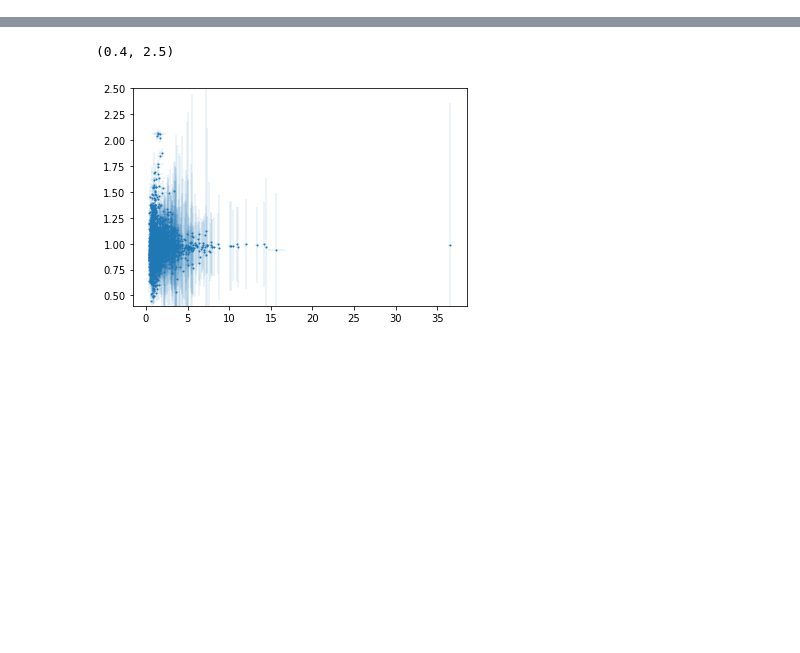
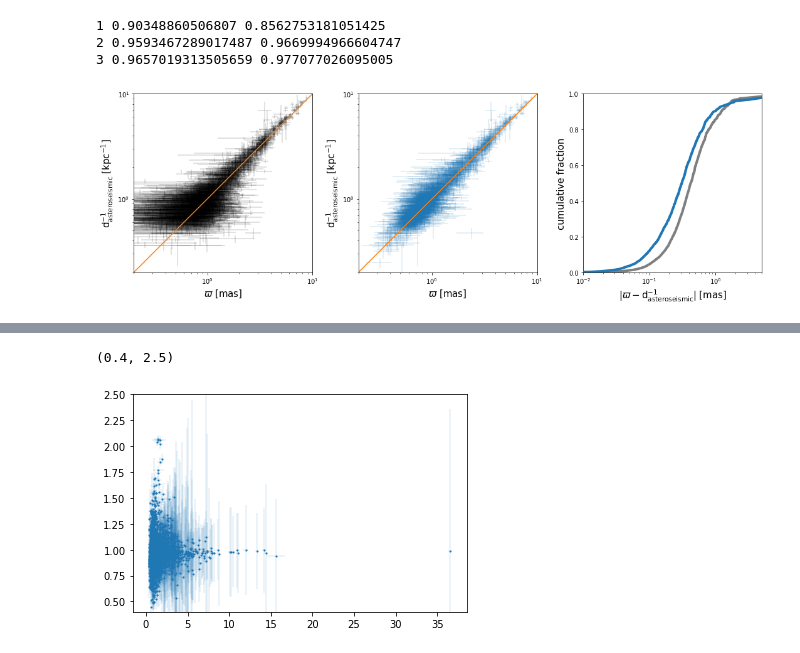
Before and after one commit to andersdot/photoParallax, a Jupyter notebook: asteroseismic.ipynb, the cells around one changed output, grey strips where cells are left out. Cells and saved outputs as stored; diff of their text form; code cells hidden in the pictures; blank space fills up the shorter version.

```diff
--- a/asteroseismic.ipynb
+++ b/asteroseismic.ipynb
@@ -115,0 +60,55 @@ blah3['d-dir'], blah3['d-dir-cor'], blah3['d-grid'], blah3['d-grid-cor'], blah3[
+# %%
+#plt.scatter(blah3['parallax_expectation_value'], 1e3/blah3['d-dir-cor'], s=1)
+fig, ax = plt.subplots(1, 3, figsize=(15, 5))
+
+ax[0].errorbar(blah4['parallax'], 1e3/blah4['d-dir-cor'], alpha=0.15, xerr=[blah4['parallax_error'], blah4['parallax_error']], yerr=[blah4['E_d-dir-cor']/blah4['d-dir-cor']**2*1e3, blah4['e_d-dir-cor']/blah4['d-dir-cor']**2*1e3], fmt='o', markersize=0, c='black', label='TGAS')
+ax[0].set_xscale('log')
+ax[0].set_yscale('log')
+ax[0].set_xlim(0.2, 10)
+ax[0].set_ylim(0.2, 10)
+ax[0].plot([0.0001, 1000], [0.0001, 1000], color='C1')
+ax[0].set_xlabel(r'$\varpi$ [mas]', fontsize=15)
+ax[0].set_ylabel(r'$\mathrm{d}_\mathrm{asteroseismic}^{-1} \; [\mathrm{kpc}^{-1}]$', fontsize=15)
+
+ax[1].errorbar(blah3['parallax_expectation_value'], 1e3/blah3['d-dir-cor'], alpha=0.15, xerr=[np.sqrt(blah3['parallax_variance']), np.sqrt(blah3['parallax_variance'])], yerr=[blah3['E_d-dir-cor']/blah3['d-dir-cor']**2*1e3, blah3['e_d-dir-cor']/blah3['d-dir-cor']**2*1e3], fmt='o', markersize=0, label='photoparallax')
+ax[1].set_xscale('log')
+ax[1].set_yscale('log')
+ax[1].set_xlim(0.2, 10)
+ax[1].set_ylim(0.2, 10)
+ax[1].plot([0.0001, 1000], [0.0001, 1000], color='C1')
+ax[1].set_xlabel(r'$\varpi$ [mas]', fontsize=15)
+ax[1].set_ylabel(r'$\mathrm{d}_\mathrm{asteroseismic}^{-1} \; [\mathrm{kpc}^{-1}]$', fontsize=15)
+
+
+#ax[1].scatter(blah3['parallax_expectation_value'], blah3['parallax_expectation_value']/(1e3/blah3['d-dir-cor']), s=1)
+#ax[1].set_ylim(0.4, 2.25)
+#ax[1].set_xlim(0.2, 10)
+#ax[1].set_xscale('log')
+#ax[1].axhline(1, c='C1')
+#ax[1].set_xlabel(r'$\varpi$ [mas]', fontsize=15)
+#ax[1].set_ylabel(r'$\varpi \; \times \; d_\mathrm{asteroseismic}$', fontsize=15)
+
+ax[2].plot(sig_dif_tgas[np.argsort(sig_dif_tgas)], blah_tgas/np.max(blah_tgas), zorder=1, linewidth=4, color='black', alpha=0.5, label='TGAS')
+ax[2].plot(sig_dif_phot[np.argsort(sig_dif_phot)], blah_phot/np.max(blah_phot), zorder=3, linewidth=4, label='photoparallax')
+ax[2].set_xlabel(r'$|\varpi - \mathrm{d}_\mathrm{asteroseismic}^{-1}| \; [\mathrm{mas}]$', fontsize=15)
+ax[2].set_ylabel('cumulative fraction', fontsize=15)
+
+minx = 0.01
+
+for xx in [1, 2, 3]:
+#    ax[2].plot([xx, xx], [minx, ff_phot(xx)], c='C1', zorder=0, linewidth=2, linestyle='--')
+#    ax[2].plot([minx, xx],[ff_phot(xx), ff_phot(xx)], c='C1', zorder=1, linewidth=2, linestyle='--')
+    print(xx, ff_phot(xx), ff_tgas(xx))
+ax[2].set_xlim(0.01, 5)
+ax[2].set_ylim(0, 1.0)
+ax[2].set_xscale('log')
+ax[0].legend()
+ax[1].legend()
+ax[2].legend()
+fig.tight_layout()
+fig.savefig('paper/photoVSseismic.pdf', rasterized=True)
+# %% [output]
+1 0.90348860506807 0.8562753181051425
+2 0.9593467289017487 0.9669994966604747
+3 0.9657019313505659 0.977077026095005
+[figure, added]
```
Also changed, not shown: parts of 29 cells of this notebook, 12 other files.
